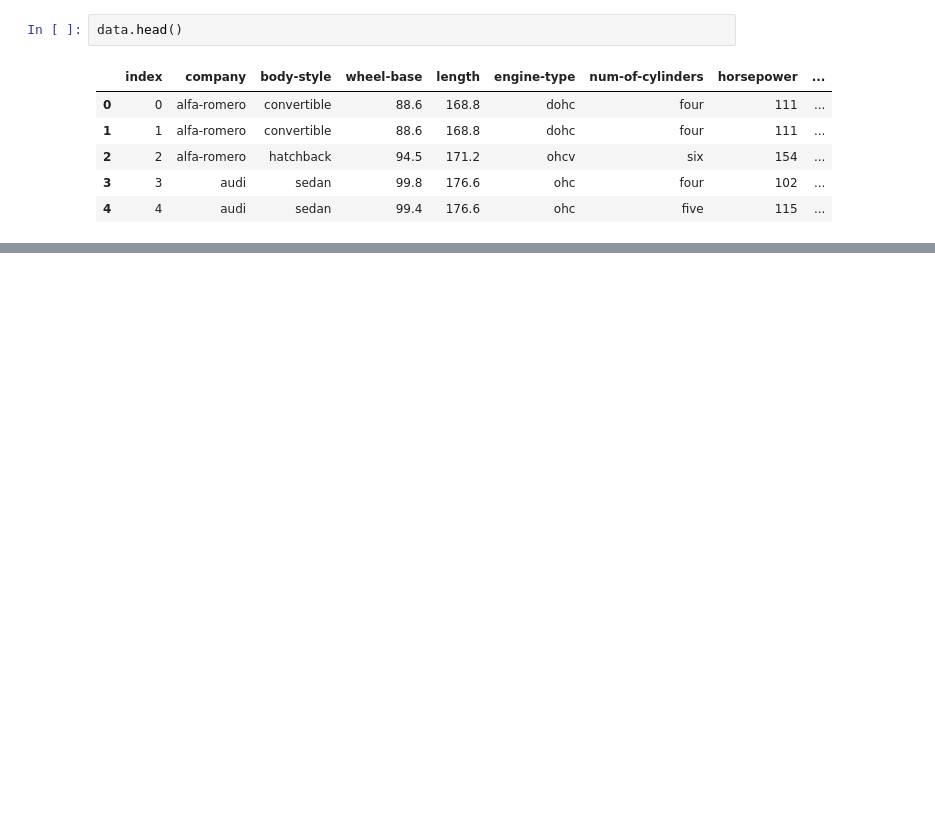
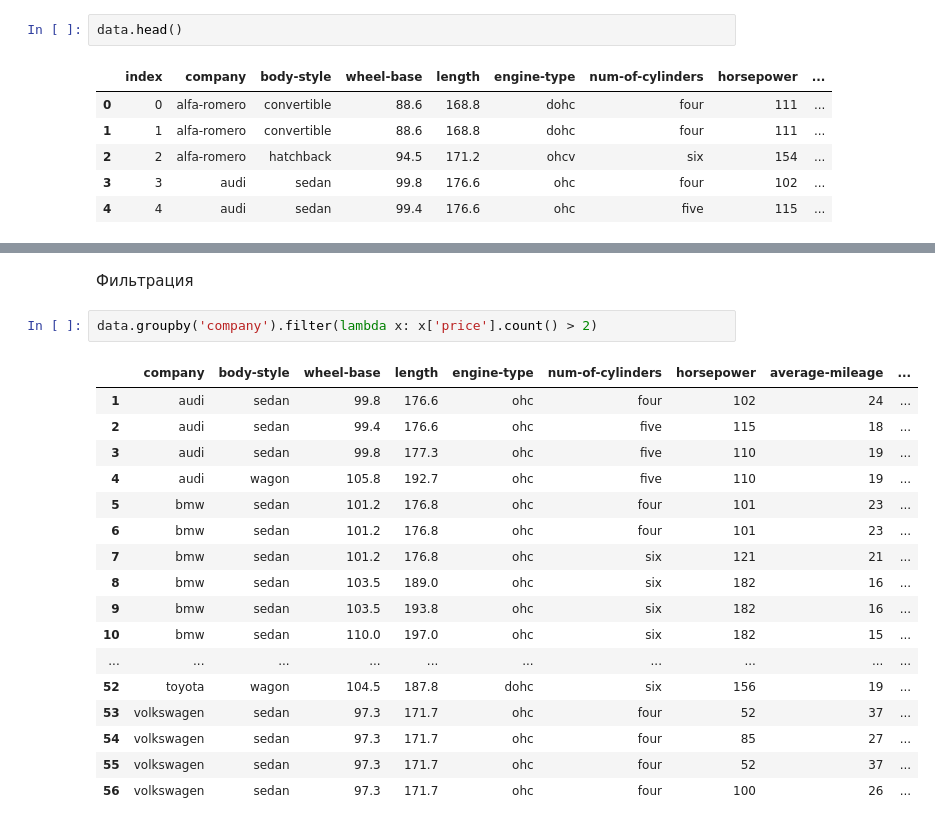
Before and after one commit to MakarVS/data_analysis_course, a Jupyter notebook: Lecture_6/Lecture 6. Pandas.ipynb, the cells around one changed output, grey strips where cells are left out. Cells and saved outputs as stored; diff of their text form; blank space fills up the shorter version.

```diff
--- a/Lecture_6/Lecture 6. Pandas.ipynb
+++ b/Lecture_6/Lecture 6. Pandas.ipynb
@@ -264,0 +991,22 @@ data.to
+# %% [markdown]
+Фильтрация
+# %%
+data.groupby('company').filter(lambda x: x['price'].count() > 2)
+# %% [output]
+|  | company | body-style | wheel-base | length | engine-type | num-of-cylinders | horsepower | average-mileage | ... |
+| 1 | audi | sedan | 99.8 | 176.6 | ohc | four | 102 | 24 | ... |
+| 2 | audi | sedan | 99.4 | 176.6 | ohc | five | 115 | 18 | ... |
+| 3 | audi | sedan | 99.8 | 177.3 | ohc | five | 110 | 19 | ... |
+| 4 | audi | wagon | 105.8 | 192.7 | ohc | five | 110 | 19 | ... |
+| 5 | bmw | sedan | 101.2 | 176.8 | ohc | four | 101 | 23 | ... |
+| 6 | bmw | sedan | 101.2 | 176.8 | ohc | four | 101 | 23 | ... |
+| 7 | bmw | sedan | 101.2 | 176.8 | ohc | six | 121 | 21 | ... |
+| 8 | bmw | sedan | 103.5 | 189.0 | ohc | six | 182 | 16 | ... |
+| 9 | bmw | sedan | 103.5 | 193.8 | ohc | six | 182 | 16 | ... |
+| 10 | bmw | sedan | 110.0 | 197.0 | ohc | six | 182 | 15 | ... |
+| ... | ... | ... | ... | ... | ... | ... | ... | ... | ... |
+| 52 | toyota | wagon | 104.5 | 187.8 | dohc | six | 156 | 19 | ... |
+| 53 | volkswagen | sedan | 97.3 | 171.7 | ohc | four | 52 | 37 | ... |
+| 54 | volkswagen | sedan | 97.3 | 171.7 | ohc | four | 85 | 27 | ... |
+| 55 | volkswagen | sedan | 97.3 | 171.7 | ohc | four | 52 | 37 | ... |
+| 56 | volkswagen | sedan | 97.3 | 171.7 | ohc | four | 100 | 26 | ... |
```
Also changed, not shown: parts of 149 cells of this notebook, 4 other files.
